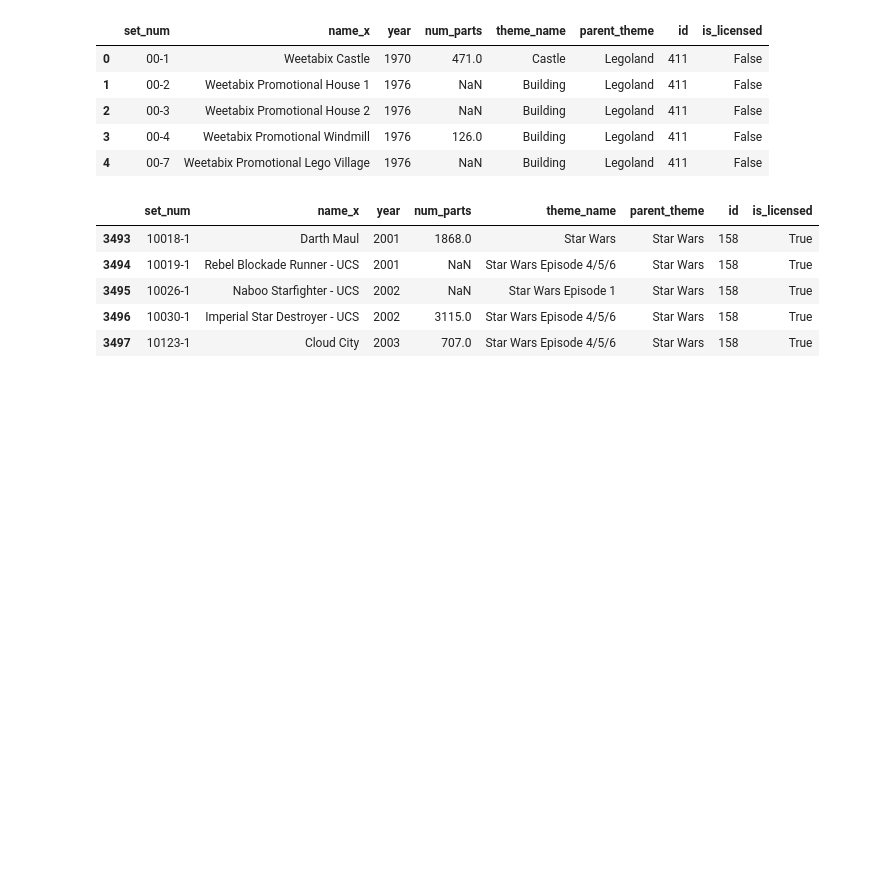
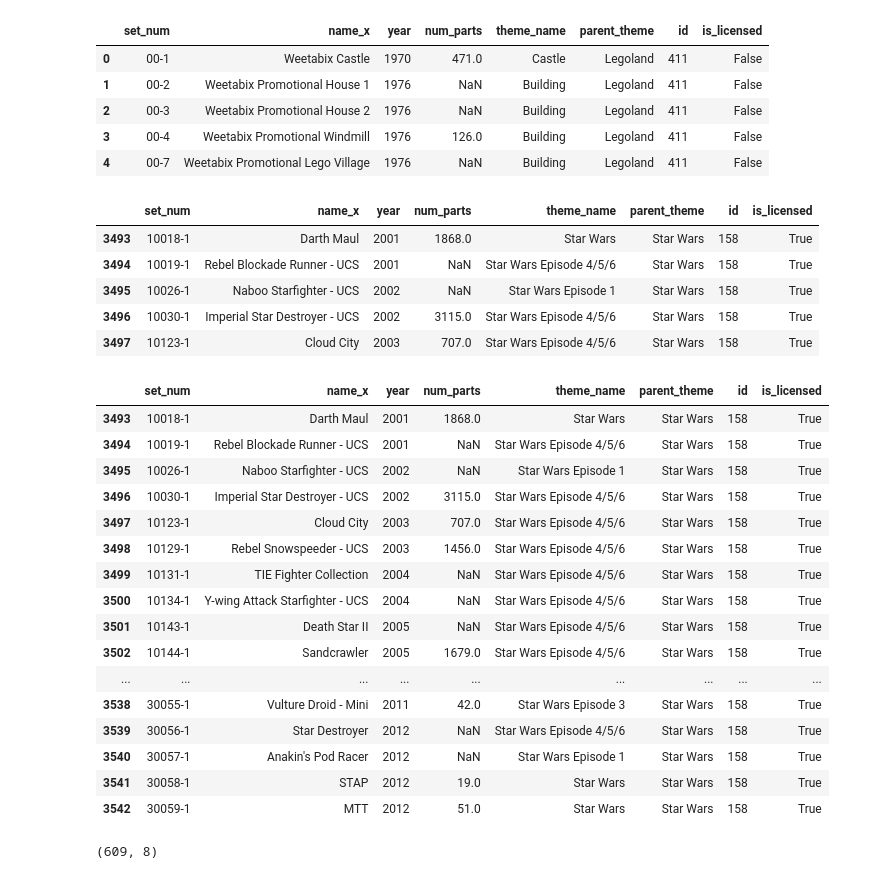
Before and after one commit to dilaraesmer/Exploratory_Data_Analysis_Project, a Jupyter notebook: real_world_data_analysis.ipynb, the cells around one changed output. Cells and saved outputs as stored; diff of their text form; code cells hidden in the pictures; blank space fills up the shorter version.

```diff
--- a/real_world_data_analysis.ipynb
+++ b/real_world_data_analysis.ipynb
@@ -55,3 +55,28 @@ licensed.head()
 | 3495 | 10026-1 | Naboo Starfighter - UCS | 2002 | NaN | Star Wars Episode 1 | Star Wars | 158 | True |
 | 3496 | 10030-1 | Imperial Star Destroyer - UCS | 2002 | 3115.0 | Star Wars Episode 4/5/6 | Star Wars | 158 | True |
 | 3497 | 10123-1 | Cloud City | 2003 | 707.0 | Star Wars Episode 4/5/6 | Star Wars | 158 | True |
+# %%
+star_wars = licensed[licensed['parent_theme'] == 'Star Wars']
+star_wars.head(50)
+# %% [output]
+|  | set_num | name_x | year | num_parts | theme_name | parent_theme | id | is_licensed |
+| 3493 | 10018-1 | Darth Maul | 2001 | 1868.0 | Star Wars | Star Wars | 158 | True |
+| 3494 | 10019-1 | Rebel Blockade Runner - UCS | 2001 | NaN | Star Wars Episode 4/5/6 | Star Wars | 158 | True |
+| 3495 | 10026-1 | Naboo Starfighter - UCS | 2002 | NaN | Star Wars Episode 1 | Star Wars | 158 | True |
+| 3496 | 10030-1 | Imperial Star Destroyer - UCS | 2002 | 3115.0 | Star Wars Episode 4/5/6 | Star Wars | 158 | True |
+| 3497 | 10123-1 | Cloud City | 2003 | 707.0 | Star Wars Episode 4/5/6 | Star Wars | 158 | True |
+| 3498 | 10129-1 | Rebel Snowspeeder - UCS | 2003 | 1456.0 | Star Wars Episode 4/5/6 | Star Wars | 158 | True |
+| 3499 | 10131-1 | TIE Fighter Collection | 2004 | NaN | Star Wars Episode 4/5/6 | Star Wars | 158 | True |
+| 3500 | 10134-1 | Y-wing Attack Starfighter - UCS | 2004 | NaN | Star Wars Episode 4/5/6 | Star Wars | 158 | True |
+| 3501 | 10143-1 | Death Star II | 2005 | NaN | Star Wars Episode 4/5/6 | Star Wars | 158 | True |
+| 3502 | 10144-1 | Sandcrawler | 2005 | 1679.0 | Star Wars Episode 4/5/6 | Star Wars | 158 | True |
+| ... | ... | ... | ... | ... | ... | ... | ... | ... |
+| 3538 | 30055-1 | Vulture Droid - Mini | 2011 | 42.0 | Star Wars Episode 3 | Star Wars | 158 | True |
+| 3539 | 30056-1 | Star Destroyer | 2012 | NaN | Star Wars Episode 4/5/6 | Star Wars | 158 | True |
+| 3540 | 30057-1 | Anakin's Pod Racer | 2012 | NaN | Star Wars Episode 1 | Star Wars | 158 | True |
+| 3541 | 30058-1 | STAP | 2012 | 19.0 | Star Wars | Star Wars | 158 | True |
+| 3542 | 30059-1 | MTT | 2012 | 51.0 | Star Wars | Star Wars | 158 | True |
+# %%
+star_wars.shape
+# %% [output]
+(609, 8)
```
Also changed, not shown: parts of 1 cell of this notebook.
